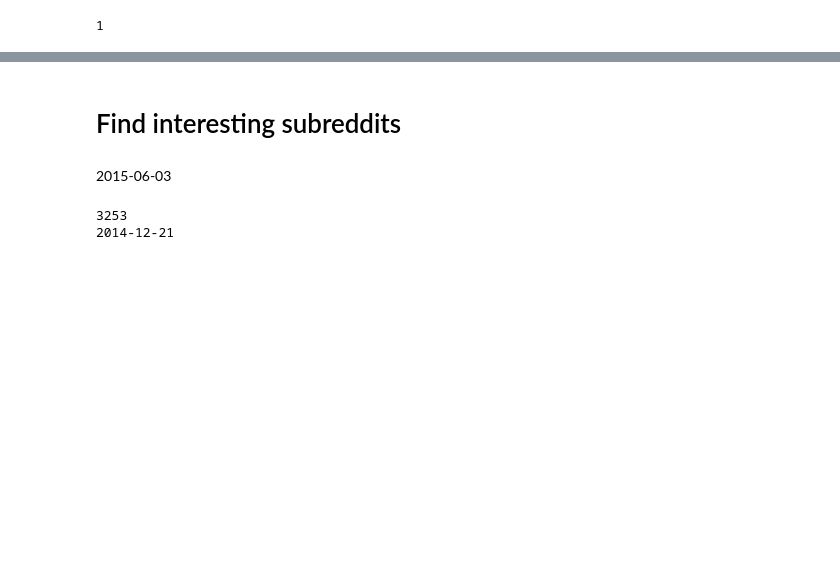
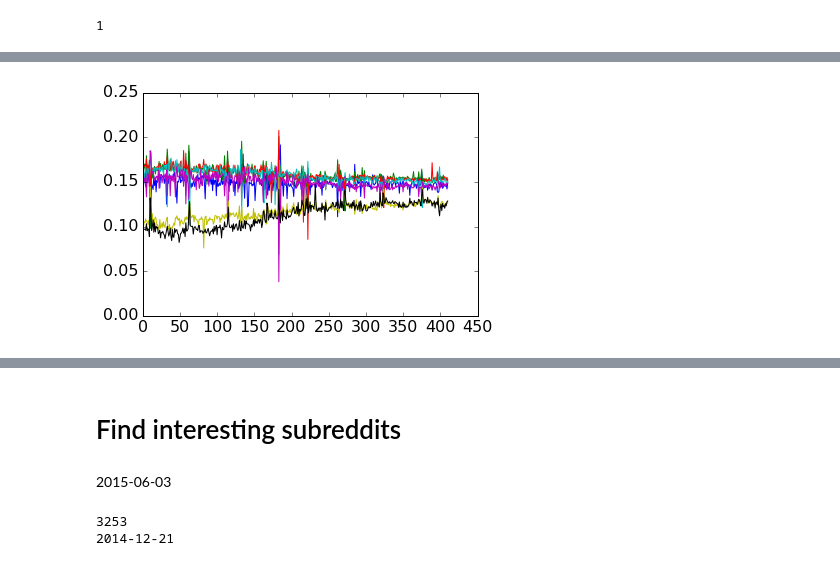
Before and after one commit to JeroenDelcour/redditStats, a Jupyter notebook: subreddits activity/subreddit video.ipynb, the cells around one changed output, grey strips where cells are left out. Cells and saved outputs as stored; diff of their text form; code cells hidden in the pictures; blank space fills up the shorter version.

```diff
--- a/subreddits activity/subreddit video.ipynb
+++ b/subreddits activity/subreddit video.ipynb
@@ -421,0 +443,5 @@ print d.isoweekday() # 1 == Monday
+# %%
+plt.plot(weekday_activity)
+plt.show()
+# %% [output]
+[figure, added]
```
Also changed, not shown: parts of 10 cells of this notebook.
